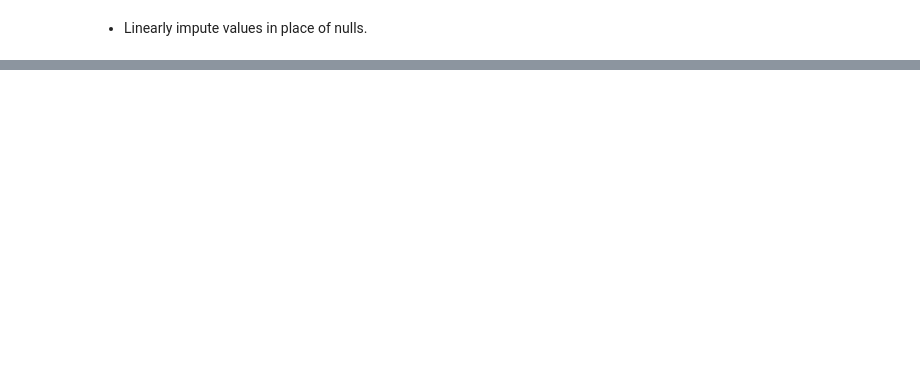
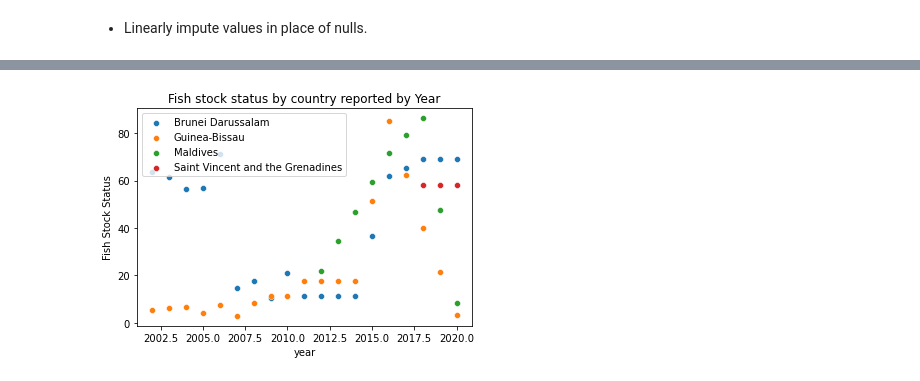
Before and after one commit to Avanyali/EPIDemographicModel, a Jupyter notebook: Step2_DataCleaning&Exploration.ipynb, the cells around one changed output, grey strips where cells are left out. Saved outputs shown, nothing was run; the diff lists cells and outputs as text; code cells hidden in the pictures; blank space fills up the shorter version.

```diff
--- a/Step2_DataCleaning&Exploration.ipynb
+++ b/Step2_DataCleaning&Exploration.ipynb
@@ -186,0 +149,9 @@ nulls solved!
+# %%
+for country in anomalies:
+    sns.scatterplot(data = epi[epi['country_name'] == country], x = 'year', y = 'Fish Stock Status')
+
+plt.legend(anomalies)
+plt.title("Fish stock status by country reported by Year")
+plt.show()
+# %% [output]
+[figure, added]
```
Also changed, not shown: parts of 79 cells of this notebook.
